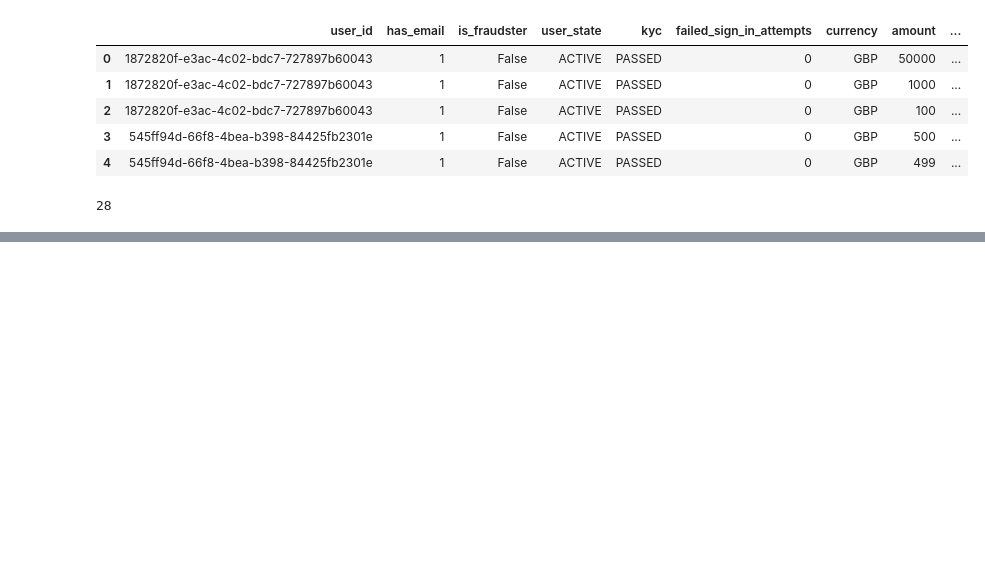
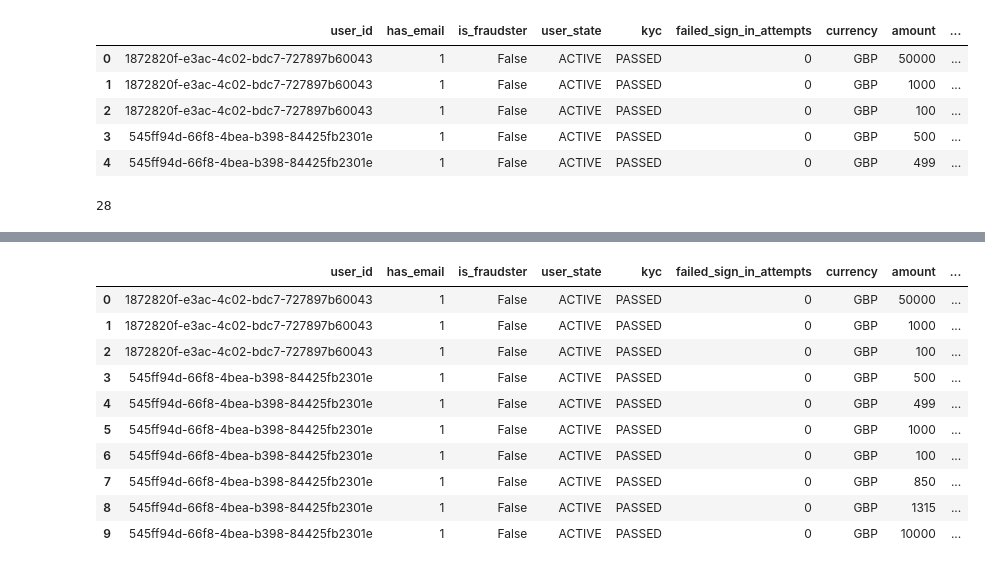
Before and after one commit to nikhilbansal23/Fraudsters-Detection, a Jupyter notebook: Fraudsters_Detection.ipynb, the cells around one changed output, grey strips where cells are left out. Cells and saved outputs as stored; diff of their text form; code cells hidden in the pictures; blank space fills up the shorter version.

```diff
--- a/Fraudsters_Detection.ipynb
+++ b/Fraudsters_Detection.ipynb
@@ -379,0 +277,2 @@ len(df.columns)
+# %%
+df_non_fraudster = df[df['is_fraudster'] == False]
@@ -379,0 +343,14 @@ len(df.columns)
+# %%
+df_non_fraudster.head(10)
+# %% [output]
+|  | user_id | has_email | is_fraudster | user_state | kyc | failed_sign_in_attempts | currency | amount | ... |
+| 0 | 1872820f-e3ac-4c02-bdc7-727897b60043 | 1 | False | ACTIVE | PASSED | 0 | GBP | 50000 | ... |
+| 1 | 1872820f-e3ac-4c02-bdc7-727897b60043 | 1 | False | ACTIVE | PASSED | 0 | GBP | 1000 | ... |
+| 2 | 1872820f-e3ac-4c02-bdc7-727897b60043 | 1 | False | ACTIVE | PASSED | 0 | GBP | 100 | ... |
+| 3 | 545ff94d-66f8-4bea-b398-84425fb2301e | 1 | False | ACTIVE | PASSED | 0 | GBP | 500 | ... |
+| 4 | 545ff94d-66f8-4bea-b398-84425fb2301e | 1 | False | ACTIVE | PASSED | 0 | GBP | 499 | ... |
+| 5 | 545ff94d-66f8-4bea-b398-84425fb2301e | 1 | False | ACTIVE | PASSED | 0 | GBP | 1000 | ... |
+| 6 | 545ff94d-66f8-4bea-b398-84425fb2301e | 1 | False | ACTIVE | PASSED | 0 | GBP | 100 | ... |
+| 7 | 545ff94d-66f8-4bea-b398-84425fb2301e | 1 | False | ACTIVE | PASSED | 0 | GBP | 850 | ... |
+| 8 | 545ff94d-66f8-4bea-b398-84425fb2301e | 1 | False | ACTIVE | PASSED | 0 | GBP | 1315 | ... |
+| 9 | 545ff94d-66f8-4bea-b398-84425fb2301e | 1 | False | ACTIVE | PASSED | 0 | GBP | 10000 | ... |
```
Also changed, not shown: parts of 47 cells of this notebook.
